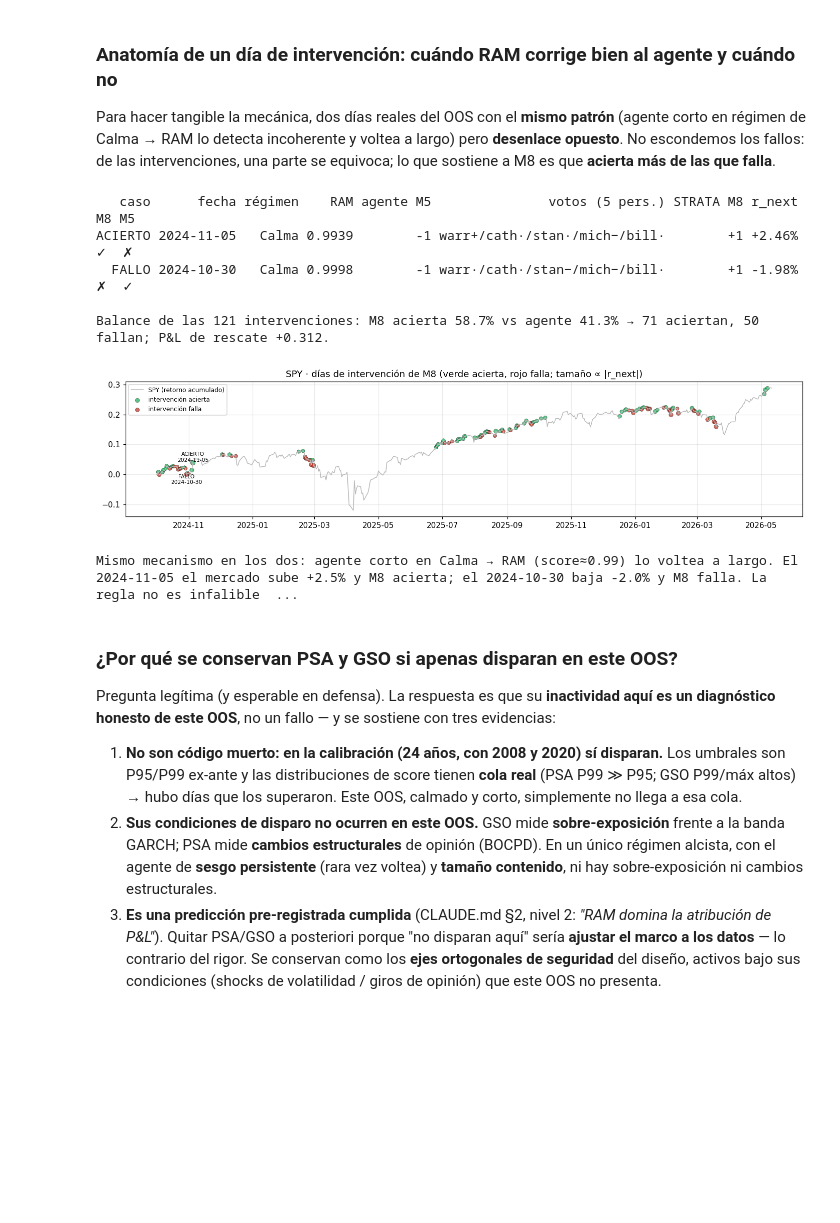
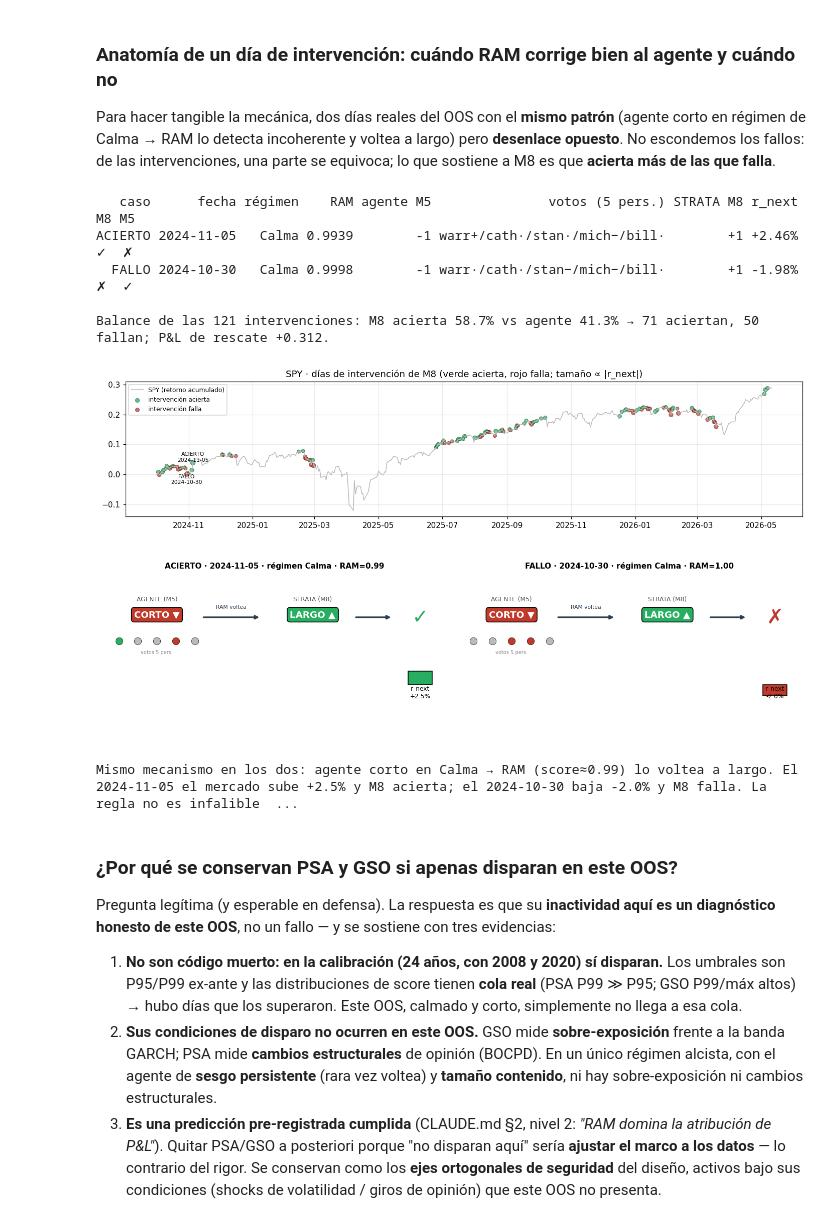
Before and after one commit to RaquelGarciah/Real-time-statistical-supervision-of-an-AI-trading-agent, a Jupyter notebook: notebooks/STRATA_marco_practico.ipynb, the cells around one changed output. Saved outputs shown, nothing was run; the diff lists cells and outputs as text; code cells hidden in the pictures; blank space fills up the shorter version.

```diff
--- a/notebooks/STRATA_marco_practico.ipynb
+++ b/notebooks/STRATA_marco_practico.ipynb
@@ -279,33 +280,64 @@ def _fila(c, tag):
     return {"caso": tag, "fecha": c["fecha"], "régimen": c["regimen"], "RAM": c["ram_score"],
             "agente M5": f"{c['agente_M5']:+d}", "votos (5 pers.)": vot, "STRATA M8": f"{c['STRATA_M8']:+d}",
             "r_next": f"{c['r_next']:+.2%}", "M8": "✓" if c["M8_acierta"] else "✗", "M5": "✓" if c["M5_acierta"] else "✗"}
 print(pd.DataFrame([_fila(ca, "ACIERTO"), _fila(cf, "FALLO")]).to_string(index=False))
 print(f"\nBalance de las {ba['n_intervenciones']} intervenciones: M8 acierta {ba['acc_M8_en_intervencion']:.1%} "
       f"vs agente {ba['acc_M5_en_intervencion']:.1%} → {ba['intervenciones_acertadas']} aciertan, "
       f"{ba['intervenciones_fallidas']} fallan; P&L de rescate {ba['pnl_intervenciones']:+.3f}.")
 
 # Timeline: días de intervención coloreados por acierto/fallo, tamaño ∝ |r_next|
 s = IANA["serie"]; x = pd.to_datetime(s["dates"]); iv = np.array(s["intervino"]); hit = np.array(s["m8_hit"])
 rn = np.abs(np.array(s["r_next"])) * 100
 fig, ax = plt.subplots(figsize=(13, 3.2))
 ax.plot(x, np.cumsum(s["r_next"]), color="#bbb", lw=1, label="SPY (retorno acumulado)")
 for msk, col, lab in [(iv & hit, "#27ae60", "intervención acierta"), (iv & ~hit, "#c0392b", "intervención falla")]:
     ax.scatter(x[msk], np.cumsum(s["r_next"])[msk], s=20 + 8 * rn[msk], color=col, alpha=.75, edgecolor="k", lw=.3, label=lab)
 for c, mk in ((ca, "ACIERTO"), (cf, "FALLO")):
     xi = x[s["dates"].index(c["fecha"])]; ax.annotate(f"{mk}\n{c['fecha']}", (xi, np.cumsum(s["r_next"])[s["dates"].index(c["fecha"])]),
         fontsize=7, ha="center", va="bottom" if mk == "ACIERTO" else "top")
 ax.set_title("SPY · días de intervención de M8 (verde acierta, rojo falla; tamaño ∝ |r_next|)"); ax.legend(fontsize=8, loc="upper left")
 plt.tight_layout(); plt.show()
+# Diagrama de flujo de la decisión (muy visual): agente → STRATA → resultado, para los dos casos
+def _flow(ax, c, tag):
+    ax.set_xlim(0, 10); ax.set_ylim(0, 10); ax.axis("off")
+    up = lambda s: "LARGO ▲" if s > 0 else ("CORTO ▼" if s < 0 else "NEUTRAL")
+    cl = lambda s: "#27ae60" if s > 0 else "#c0392b"
+    ax.text(5, 9.4, f"{tag} · {c['fecha']} · régimen {c['regimen']} · RAM={c['ram_score']:.2f}",
+            ha="center", fontsize=10, fontweight="bold")
+    # 1) agente + votos de las 5 personalidades
+    ax.text(1.6, 7.6, "AGENTE (M5)", ha="center", fontsize=8, color="#555")
+    ax.text(1.6, 6.7, up(c["agente_M5"]), ha="center", fontsize=12, fontweight="bold",
+            color="white", bbox=dict(boxstyle="round", fc=cl(c["agente_M5"]), ec="k"))
+    pv = c["votos_personalidades"]
+    for i, (p, s) in enumerate(pv.items()):
+        ax.scatter(0.5 + i * 0.55, 5.4, s=90, color=cl(s) if s != 0 else "#bbb", edgecolor="k", lw=.4)
+    ax.text(1.6, 4.7, "votos 5 pers.", ha="center", fontsize=6.5, color="#888")
+    # 2) STRATA voltea
+    ax.annotate("", xy=(4.6, 6.7), xytext=(2.9, 6.7), arrowprops=dict(arrowstyle="-|>", lw=2, color="#2c3e50"))
+    ax.text(3.75, 7.2, "RAM voltea", ha="center", fontsize=7, color="#2c3e50")
+    ax.text(6.1, 7.6, "STRATA (M8)", ha="center", fontsize=8, color="#555")
+    ax.text(6.1, 6.7, up(c["STRATA_M8"]), ha="center", fontsize=12, fontweight="bold",
+            color="white", bbox=dict(boxstyle="round", fc=cl(c["STRATA_M8"]), ec="k"))
+    # 3) resultado al día siguiente
+    ax.annotate("", xy=(8.4, 6.7), xytext=(7.3, 6.7), arrowprops=dict(arrowstyle="-|>", lw=2, color="#2c3e50"))
+    mk, mkc = ("✓", "#27ae60") if c["M8_acierta"] else ("✗", "#c0392b")
+    ax.text(9.2, 6.7, mk, ha="center", va="center", fontsize=26, color=mkc, fontweight="bold")
+    ax.bar(9.2, c["r_next"] * 30, width=0.7, bottom=3.0, color=cl(c["verdad"]), edgecolor="k")
+    ax.text(9.2, 2.3, f"r_next\n{c['r_next']:+.1%}", ha="center", fontsize=8)
+fig, axes = plt.subplots(1, 2, figsize=(13, 3.6))
+_flow(axes[0], ca, "ACIERTO"); _flow(axes[1], cf, "FALLO")
+plt.tight_layout(); plt.show()
 print("Mismo mecanismo en los dos: agente corto en Calma → RAM (score≈0.99) lo voltea a largo. El "
       f"{ca['fecha']} el mercado sube {ca['r_next']:+.1%} y M8 acierta; el {cf['fecha']} baja {cf['r_next']:+.1%} "
       "y M8 falla. La regla no es infalible — es favorable en el agregado (71/121).")
 # %% [output]
    caso      fecha régimen    RAM agente M5               votos (5 pers.) STRATA M8 r_next M8 M5
 ACIERTO 2024-11-05   Calma 0.9939        -1 warr+/cath·/stan·/mich−/bill·        +1 +2.46%  ✓  ✗
   FALLO 2024-10-30   Calma 0.9998        -1 warr·/cath·/stan−/mich−/bill·        +1 -1.98%  ✗  ✓
 
 Balance de las 121 intervenciones: M8 acierta 58.7% vs agente 41.3% → 71 aciertan, 50 fallan; P&L de rescate +0.312.
 [figure]
+[figure, added]
 Mismo mecanismo en los dos: agente corto en Calma → RAM (score≈0.99) lo voltea a largo. El 2024-11-05 el mercado sube +2.5% y M8 acierta; el 2024-10-30 baja -2.0% y M8 falla. La regla no es infalible  ...
 # %% [markdown]
 ### ¿Por qué se conservan PSA y GSO si apenas disparan en este OOS?
```
Also changed, not shown: parts of 7 cells of this notebook, 3 other files.
